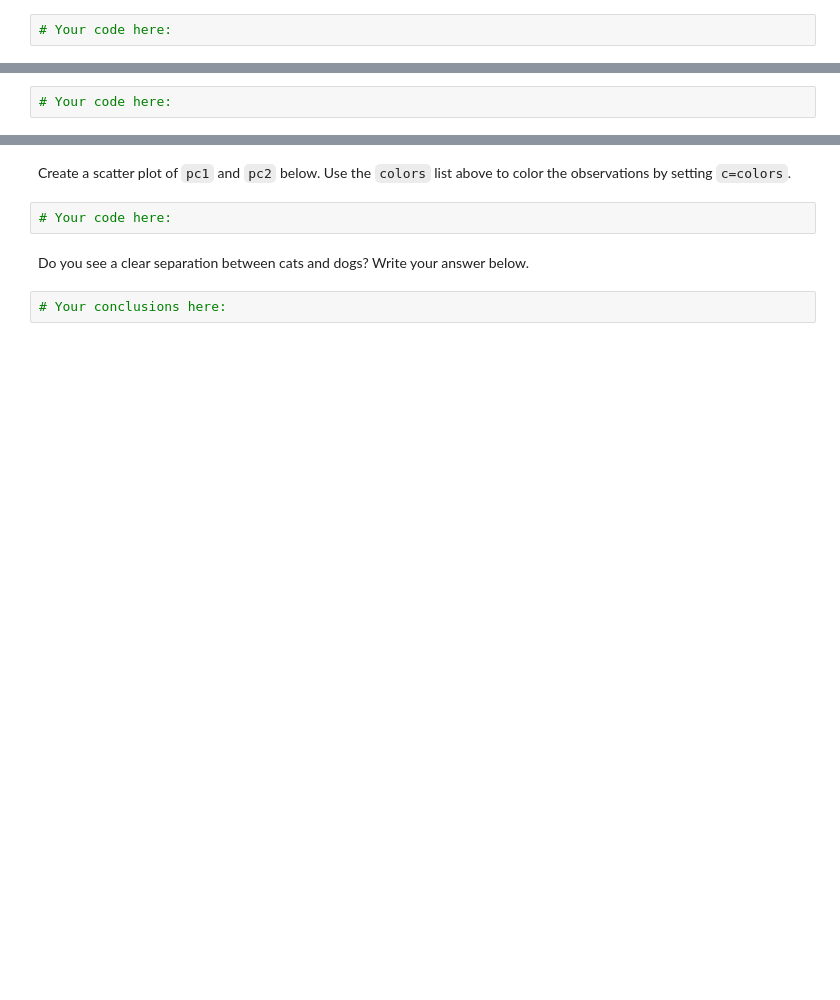
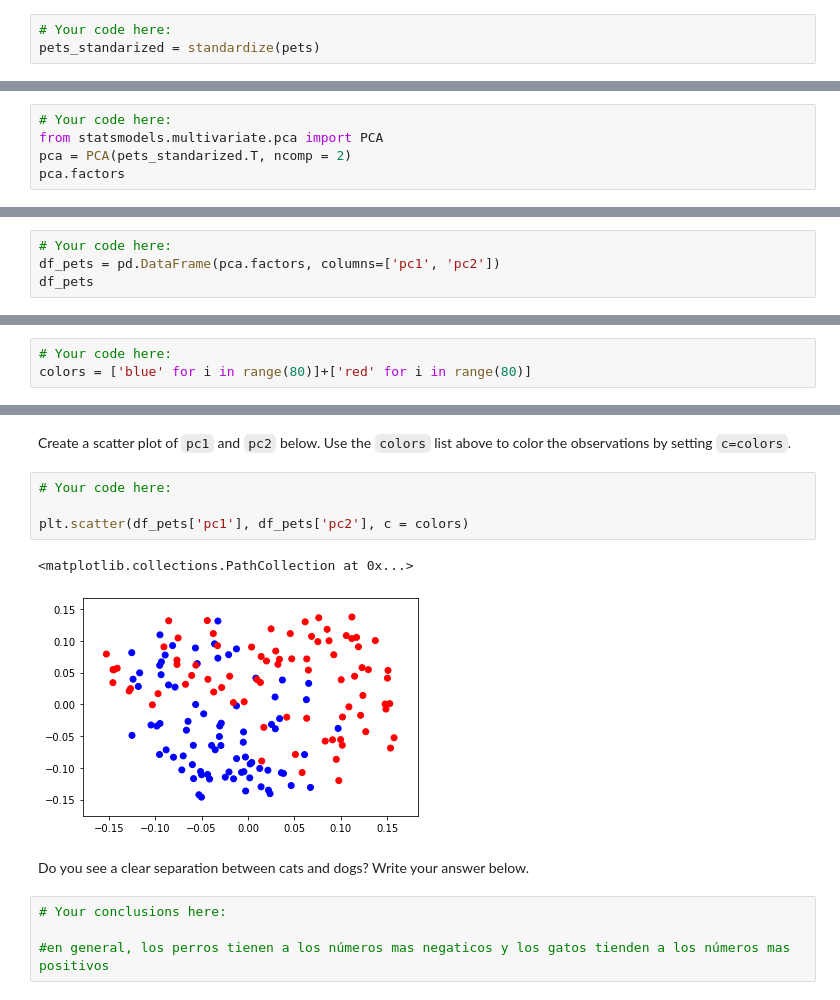
Before and after one commit to ta-datapt-bcn/lab-pca, a Jupyter notebook: your-code/main.ipynb, the cells around one changed output, grey strips where cells are left out. Drawn from its saved outputs; the diff is of its cells as text; blank space fills up the shorter version.

```diff
--- a/your-code/main.ipynb
+++ b/your-code/main.ipynb
@@ -63,3 +81,4 @@ Now, use the `np.concatenate` function to combine the cats and dogs arrays. Use
 Standardize the concatenated array below.
 # %%
 # Your code here:
+pets_standarized = standardize(pets)
@@ -77,0 +111,5 @@ Use `numpy` to find to transpose the standardized pet array. This will help us c
+# %%
+# Your code here:
+from statsmodels.multivariate.pca import PCA
+pca = PCA(pets_standarized.T, ncomp = 2)
+pca.factors
@@ -87,3 +152,5 @@ Now that we have reduced our cats and dogs arrays, we can easily plot the data i
 In the cell below, turn the two dimensional projection into a pandas dataframe and name the columns `pc1`, and `pc2` respectively.
 # %%
 # Your code here:
+df_pets = pd.DataFrame(pca.factors, columns=['pc1', 'pc2'])
+df_pets
@@ -93,0 +173,3 @@ Create a labels list. This list will be of size 160. The first 80 elements in th
+# %%
+# Your code here:
+colors = ['blue' for i in range(80)]+['red' for i in range(80)]
@@ -95,7 +191,14 @@ Create a labels list. This list will be of size 160. The first 80 elements in th
 Create a scatter plot of `pc1` and `pc2` below. Use the `colors` list above to color the observations by setting `c=colors`.
 # %%
 # Your code here:
+
+plt.scatter(df_pets['pc1'], df_pets['pc2'], c = colors)
+# %% [output]
+<matplotlib.collections.PathCollection at 0x...>
+[figure, added]
 # %% [markdown]
 Do you see a clear separation between cats and dogs? Write your answer below.
-# %%
-# Your conclusions here:
+# %%
+# Your conclusions here:
+
+#en general, los perros tienen a los números mas negaticos y los gatos tienden a los números mas positivos
```
Also changed, not shown: parts of 18 cells of this notebook.
